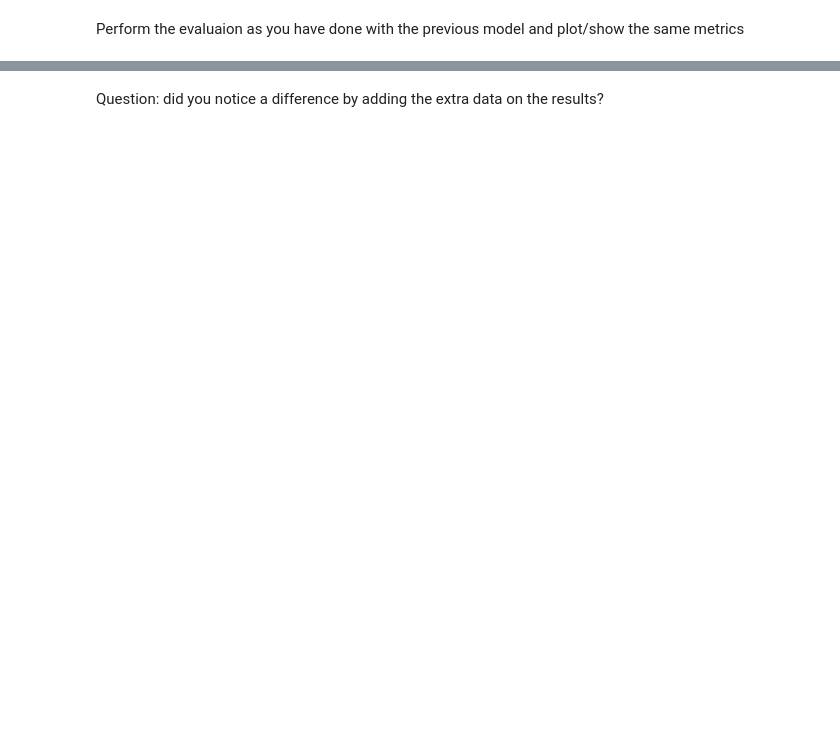
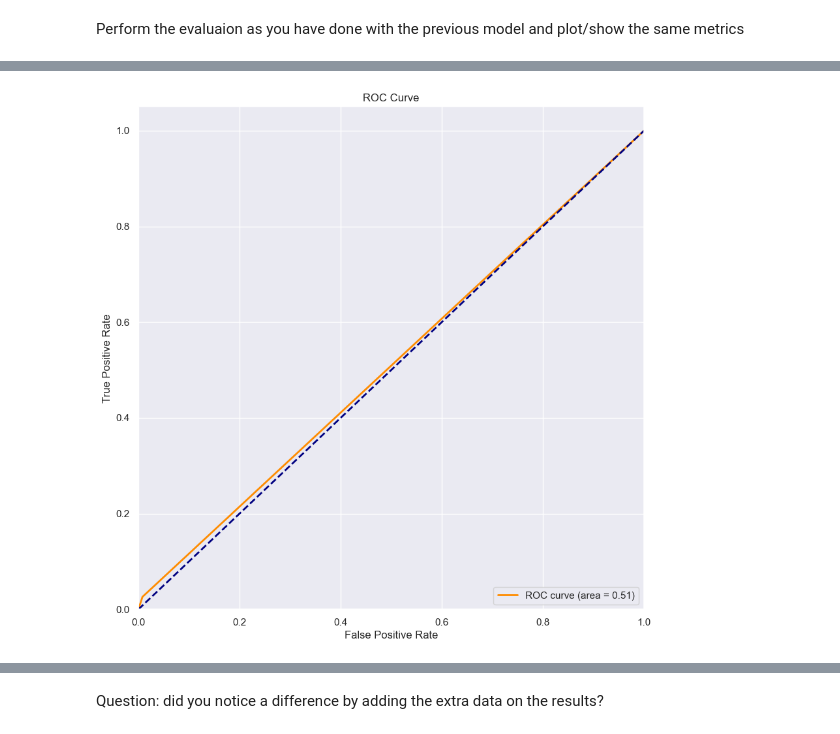
Before and after one commit to gtshen173/DSTS_Final_Project, a Jupyter notebook: onpremises.ipynb, the cells around one changed output, grey strips where cells are left out. Cells and saved outputs as stored; diff of their text form; code cells hidden in the pictures; blank space fills up the shorter version.

```diff
--- a/onpremises.ipynb
+++ b/onpremises.ipynb
@@ -1207,7 +1317,7 @@ Index(['Distance', 'DepHourofDay', 'is_delay', 'AWND_O', 'PRCP_O', 'TAVG_O',
 # %% [markdown]
 Rename the `is_delay` column to `target` again. Use the same code as before.
 # %%
-data.rename(columns = {<CODE>:<CODE>}, inplace=True )# Enter your code here
+data.rename(columns = {'is_delay':'target'}, inplace=True )# Enter your code here
 # %%
 # write code to Save the new combined csv file (combined_csv_v2.csv) to your local computer
 # note this combined file will be also used in part B
@@ -1228,0 +1370,4 @@ Perform the evaluaion as you have done with the previous model and plot/show the
+# %%
+plot_roc(y_test, predictions2)
+# %% [output]
+[figure, added]
```
Also changed, not shown: parts of 59 cells of this notebook, 2 other files.
